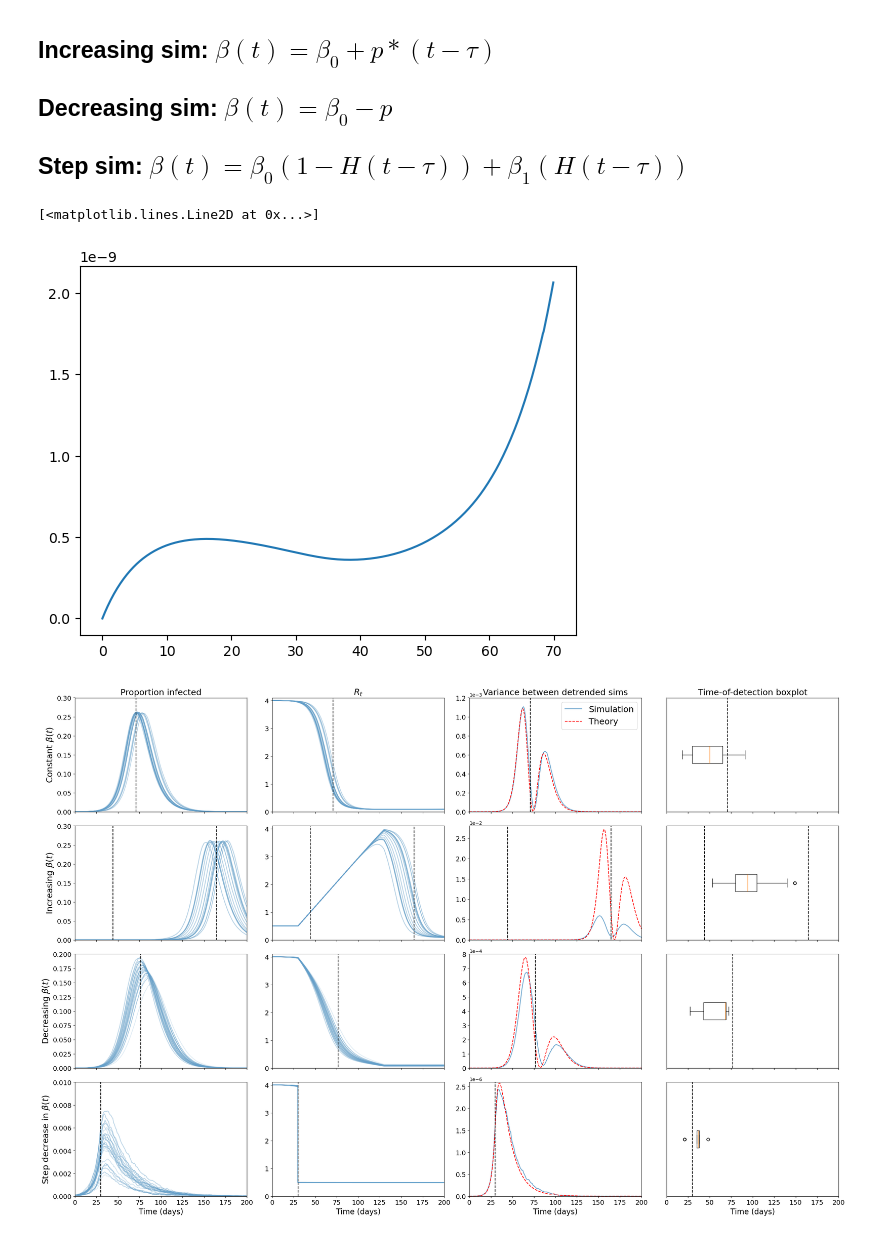
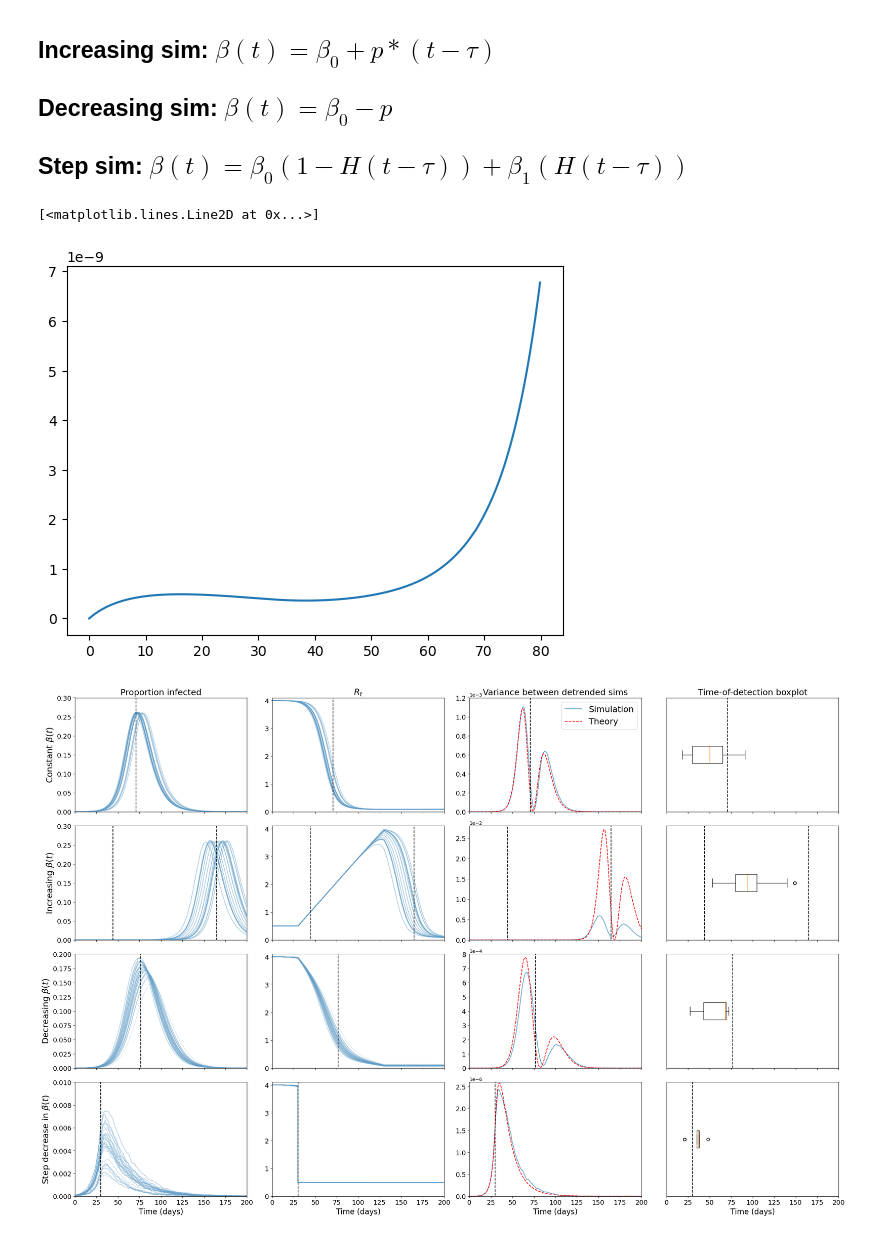
Before and after one commit to joshlooks/COVIDews, a Jupyter notebook: simulations_aggregation_theory copy.ipynb, the cells around one changed output. Saved outputs shown, nothing was run; the diff lists cells and outputs as text; code cells hidden in the pictures.

```diff
--- a/simulations_aggregation_theory copy.ipynb
+++ b/simulations_aggregation_theory copy.ipynb
@@ -84,10 +84,10 @@ cst_inc = odeint(test_int,[(1e5-10)/1e5,0,10/1e5,0,0,0,0,0,0],ts,args=(beta_incr
 cst_dec = odeint(test_int,[(1e5-10)/1e5,0,10/1e5,0,0,0,0,0,0],ts,args=(beta_decreasing_t,1/10,1/5,0.00003424657))
 cst_step = odeint(test_int,[(1e5-10)/1e5,0,10/1e5,0,0,0,0,0,0],ts,args=(beta_step_t,1/10,1/5,0.00003424657))
 # %%
-plt.plot(ts[:700],cst_inc[:700,-1])
+plt.plot(ts[:800],cst_inc[:800,-1])
 # %% [output]
 [<matplotlib.lines.Line2D at 0x...>]
-[figure, old version]
+[figure, new version]
 # %%
 def norm(x):
     rolling_mean = x.expanding().mean()
```
Also changed, not shown: parts of 1 cell of this notebook, 15 other files.
